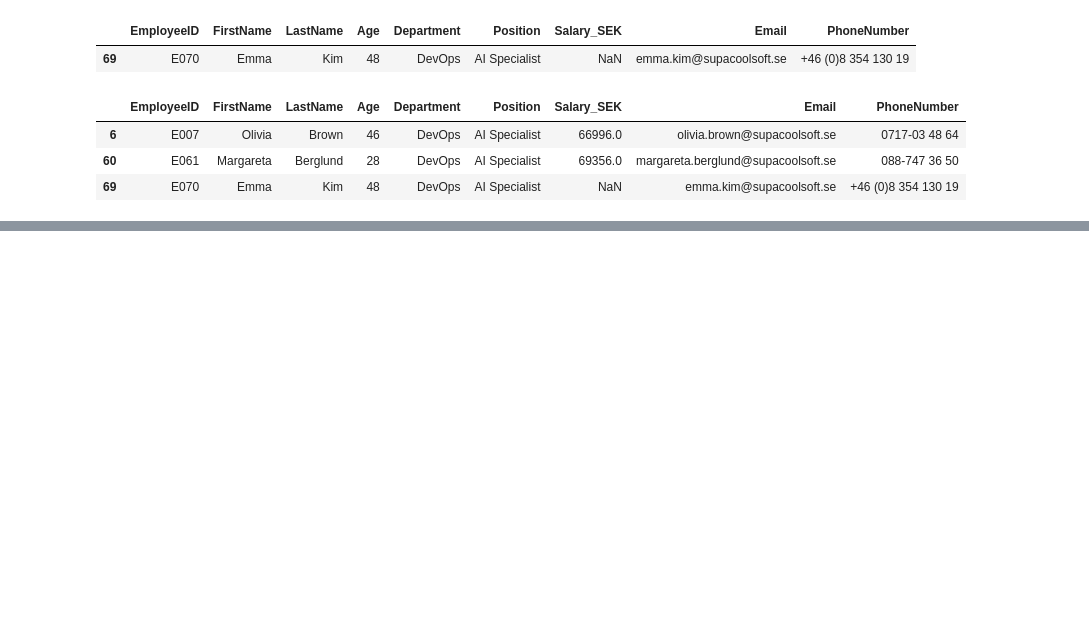
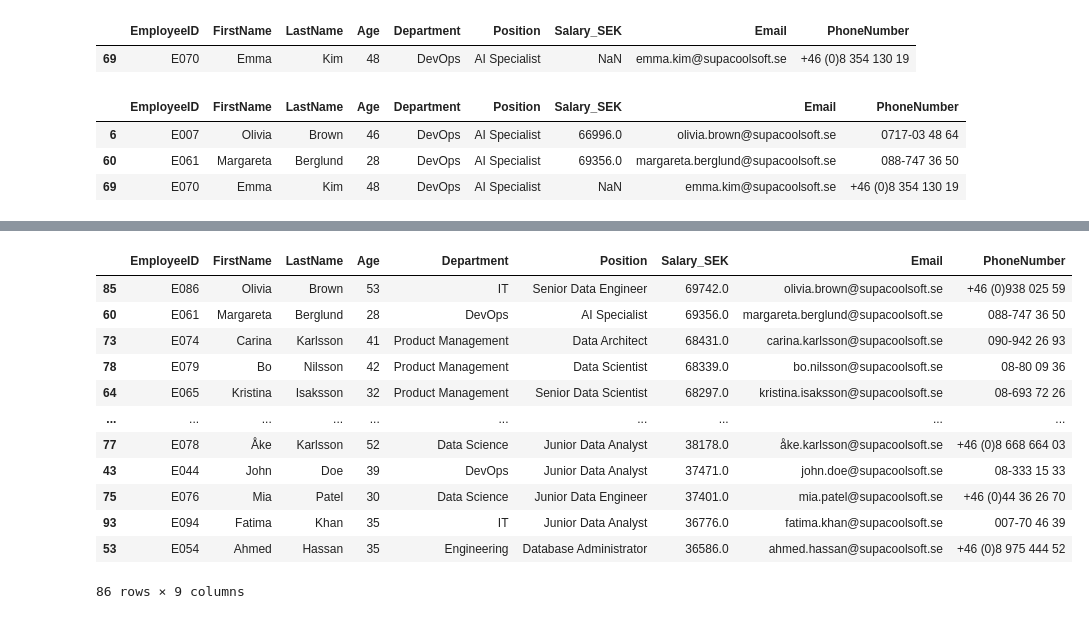
Before and after one commit to LordOfTurtles/Fullstack_data_erik_johansson, a Jupyter notebook: exercises/1_data_processing_repetition.ipynb, the cells around one changed output, grey strips where cells are left out. Cells and saved outputs as stored; diff of their text form; code cells hidden in the pictures; blank space fills up the shorter version.

```diff
--- a/exercises/1_data_processing_repetition.ipynb
+++ b/exercises/1_data_processing_repetition.ipynb
@@ -81,3 +81,8 @@ df_ai_spec[df_ai_spec["Department"] == "DevOps"]
 | 6 | E007 | Olivia | Brown | 46 | DevOps | AI Specialist | 66996.0 | olivia.brown@supacoolsoft.se | 0717-03 48 64 |
 | 60 | E061 | Margareta | Berglund | 28 | DevOps | AI Specialist | 69356.0 | margareta.berglund@supacoolsoft.se | 088-747 36 50 |
 | 69 | E070 | Emma | Kim | 48 | DevOps | AI Specialist | NaN | emma.kim@supacoolsoft.se | +46 (0)8 354 130 19 |
+# %%
+df = df[df["Salary_SEK"].notna()]
+df = df[df["Position"].notna()]
+df = df[df["Department"].notna()]
+df.info()
@@ -83,0 +150,17 @@ df_ai_spec[df_ai_spec["Department"] == "DevOps"]
+# %%
+ninetieth_percentile_salary = df.sort_values(by="Salary_SEK", ascending=False)[:int(len(df)*0.9)]
+ninetieth_percentile_salary
+# %% [output]
+|  | EmployeeID | FirstName | LastName | Age | Department | Position | Salary_SEK | Email | PhoneNumber |
+| 85 | E086 | Olivia | Brown | 53 | IT | Senior Data Engineer | 69742.0 | olivia.brown@supacoolsoft.se | +46 (0)938 025 59 |
+| 60 | E061 | Margareta | Berglund | 28 | DevOps | AI Specialist | 69356.0 | margareta.berglund@supacoolsoft.se | 088-747 36 50 |
+| 73 | E074 | Carina | Karlsson | 41 | Product Management | Data Architect | 68431.0 | carina.karlsson@supacoolsoft.se | 090-942 26 93 |
+| 78 | E079 | Bo | Nilsson | 42 | Product Management | Data Scientist | 68339.0 | bo.nilsson@supacoolsoft.se | 08-80 09 36 |
+| 64 | E065 | Kristina | Isaksson | 32 | Product Management | Senior Data Scientist | 68297.0 | kristina.isaksson@supacoolsoft.se | 08-693 72 26 |
+| ... | ... | ... | ... | ... | ... | ... | ... | ... | ... |
+| 77 | E078 | Åke | Karlsson | 52 | Data Science | Junior Data Analyst | 38178.0 | åke.karlsson@supacoolsoft.se | +46 (0)8 668 664 03 |
+| 43 | E044 | John | Doe | 39 | DevOps | Junior Data Analyst | 37471.0 | john.doe@supacoolsoft.se | 08-333 15 33 |
+| 75 | E076 | Mia | Patel | 30 | Data Science | Junior Data Engineer | 37401.0 | mia.patel@supacoolsoft.se | +46 (0)44 36 26 70 |
+| 93 | E094 | Fatima | Khan | 35 | IT | Junior Data Analyst | 36776.0 | fatima.khan@supacoolsoft.se | 007-70 46 39 |
+| 53 | E054 | Ahmed | Hassan | 35 | Engineering | Database Administrator | 36586.0 | ahmed.hassan@supacoolsoft.se | +46 (0)8 975 444 52 |
+86 rows × 9 columns
```
Also changed, not shown: parts of 14 cells of this notebook, 1 other file.
